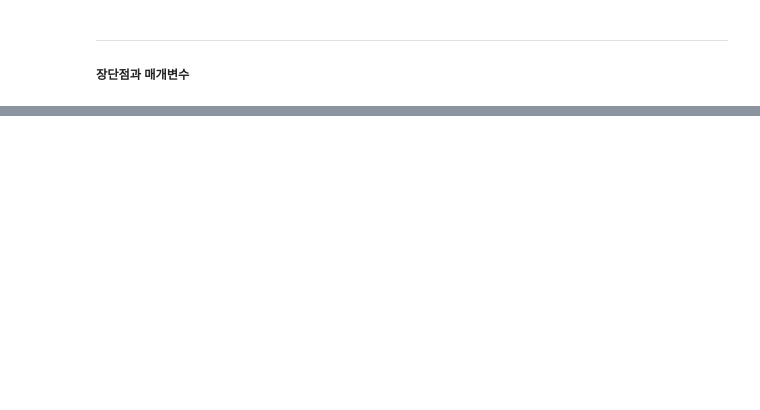
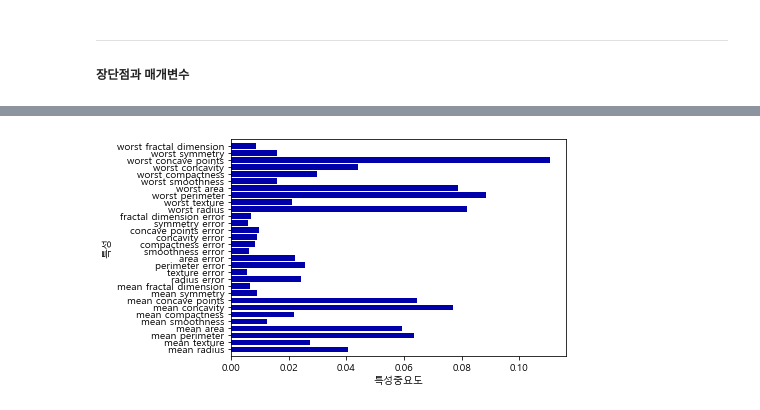
Before and after one commit to jeenuu/Machine-Learning-with-Python, a Jupyter notebook: chapter_2/2.3 Supervised_Machine_Learning_Algorithms.ipynb, the cells around one changed output, grey strips where cells are left out. Cells and saved outputs as stored; diff of their text form; code cells hidden in the pictures; blank space fills up the shorter version.

```diff
--- a/chapter_2/2.3 Supervised_Machine_Learning_Algorithms.ipynb
+++ b/chapter_2/2.3 Supervised_Machine_Learning_Algorithms.ipynb
@@ -1017,0 +1043,5 @@ n_estimators가 클수록 좋은 랜덤포레스트와는 달리 그래디언트
+# %%
+from sklearn.linear_model import LogisticRegression
+from sklearn.ensemble import BaggingClassifier
+bagging = BaggingClassifier(LogisticRegression(), n_estimators = 100, oob_score = True, n_jobs = -1, random_state=42)
+bagging.fit(Xc_train, yc_train)
@@ -1017,0 +1122,10 @@ n_estimators가 클수록 좋은 랜덤포레스트와는 달리 그래디언트
+# %%
+n_features = cancer.data.shape[1]
+plt.barh(range(n_features), xtree.feature_importances_, align='center')
+plt.yticks(np.arange(n_features), cancer.feature_names)
+plt.xlabel("특성중요도")
+plt.ylabel("특성")
+plt.ylim(-1, n_features)
+plt.show()
+# %% [output]
+[figure, added]
```
Also changed, not shown: parts of 15 cells of this notebook.
